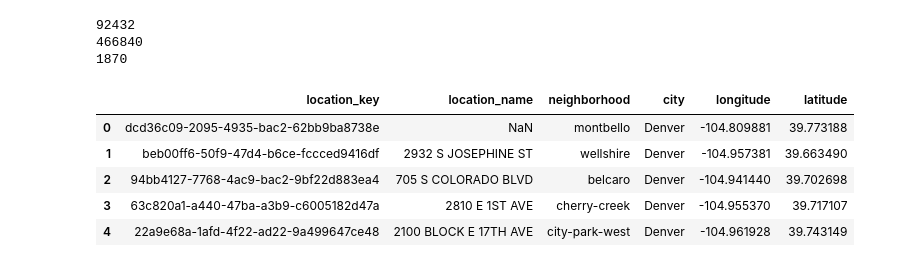
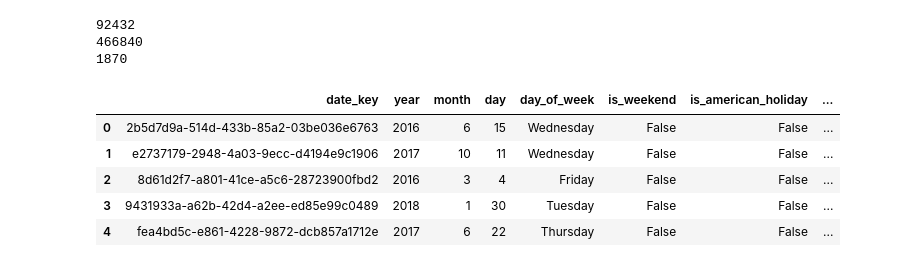
Before and after one commit to ZarifS/crime-stats, a Jupyter notebook: denver-datasets/denver_fact_table.ipynb, the cells around one changed output. Cells and saved outputs as stored; diff of their text form; code cells hidden in the pictures.

Commit message:
changes to denver-fact-table

```diff
--- a/denver-datasets/denver_fact_table.ipynb
+++ b/denver-datasets/denver_fact_table.ipynb
@@ -10,21 +10,21 @@ denver_address = pd.read_csv("./denver-address.csv")
 print(denver_address.shape[0])
 denver_crime = pd.read_csv("./denver-crime.csv")
 print(denver_crime.shape[0])
-denver_date = pd.read_csv("./denver-date.csv")
+denver_date = pd.read_csv("../merged-datasets/merged-dates.csv")
 print(denver_date.shape[0])
 # %% [output]
 92432
 466840
 1870
 # %%
-denver_address.head()
+denver_date.head()
 # %% [output]
-|  | location_key | location_name | neighborhood | city | longitude | latitude |
-| 0 | dcd36c09-2095-4935-bac2-62bb9ba8738e | NaN | montbello | Denver | -104.809881 | 39.773188 |
-| 1 | beb00ff6-50f9-47d4-b6ce-fccced9416df | 2932 S JOSEPHINE ST | wellshire | Denver | -104.957381 | 39.663490 |
-| 2 | 94bb4127-7768-4ac9-bac2-9bf22d883ea4 | 705 S COLORADO BLVD | belcaro | Denver | -104.941440 | 39.702698 |
-| 3 | 63c820a1-a440-47ba-a3b9-c6005182d47a | 2810 E 1ST AVE | cherry-creek | Denver | -104.955370 | 39.717107 |
-| 4 | 22a9e68a-1afd-4f22-ad22-9a499647ce48 | 2100 BLOCK E 17TH AVE | city-park-west | Denver | -104.961928 | 39.743149 |
+|  | date_key | year | month | day | day_of_week | is_weekend | is_american_holiday | ... |
+| 0 | 2b5d7d9a-514d-433b-85a2-03be036e6763 | 2016 | 6 | 15 | Wednesday | False | False | ... |
+| 1 | e2737179-2948-4a03-9ecc-d4194e9c1906 | 2017 | 10 | 11 | Wednesday | False | False | ... |
+| 2 | 8d61d2f7-a801-41ce-a5c6-28723900fbd2 | 2016 | 3 | 4 | Friday | False | False | ... |
+| 3 | 9431933a-a62b-42d4-a2ee-ed85e99c0489 | 2018 | 1 | 30 | Tuesday | False | False | ... |
+| 4 | fea4bd5c-e861-4228-9872-dcb857a1712e | 2017 | 6 | 22 | Thursday | False | False | ... |
 # %%
 #Adding Denver crime-key
 denver_parent_data = pd.concat([denver_parent_data, denver_crime], axis=1)
```
Also changed, not shown: parts of 7 cells of this notebook.
